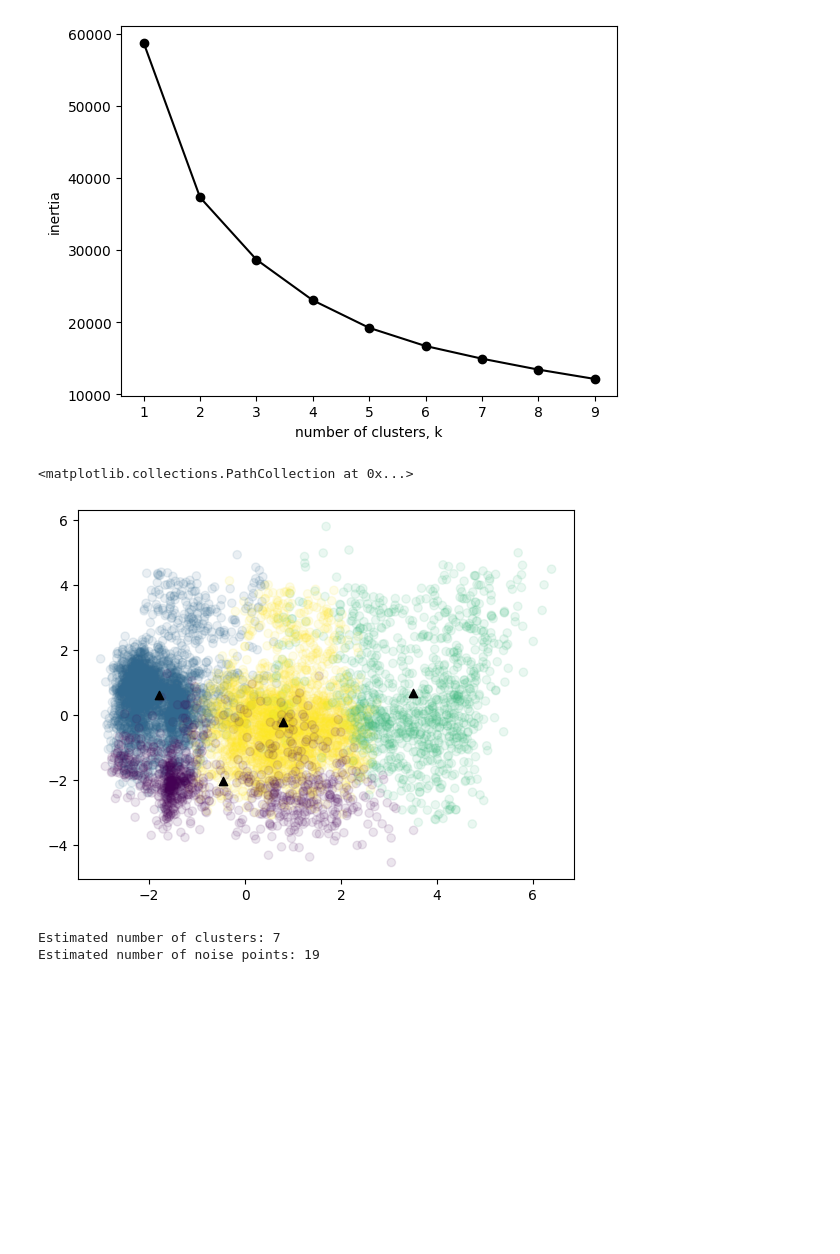
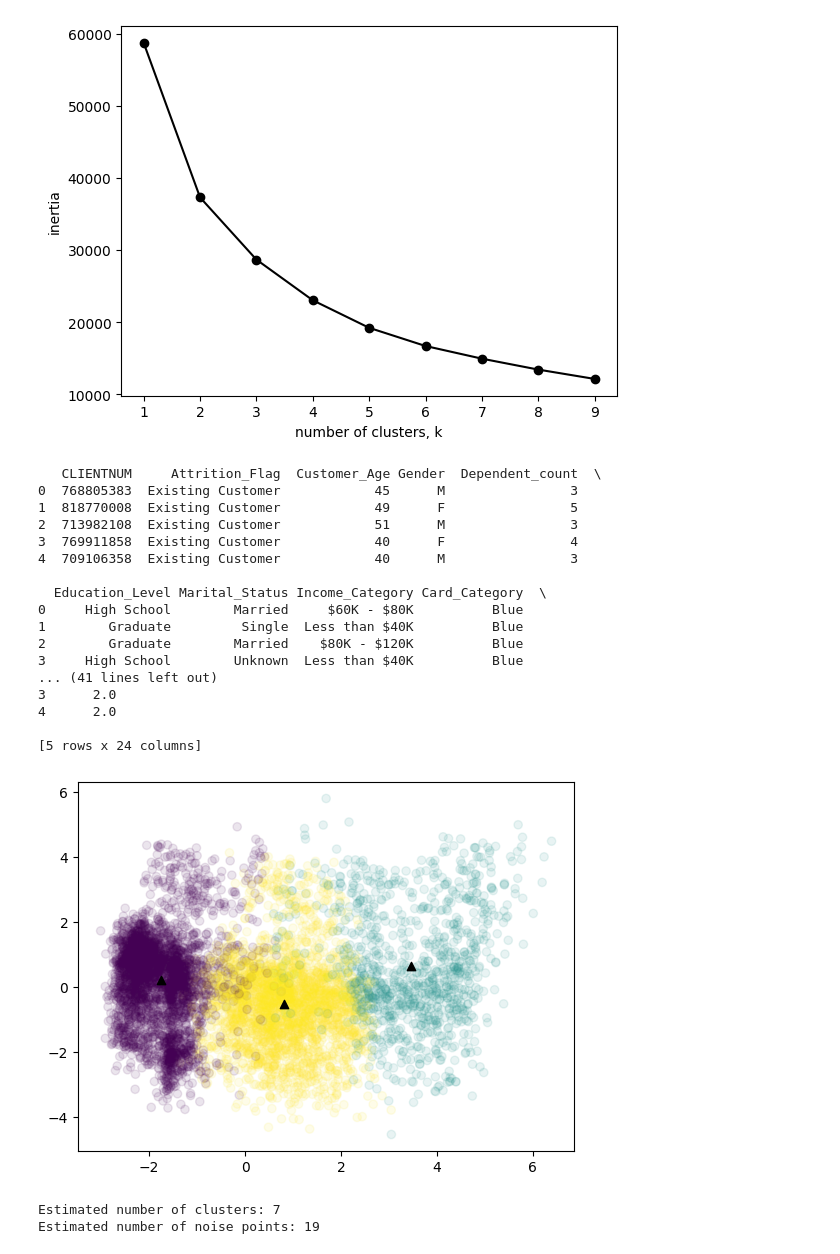
Before and after one commit to Yheloww/ChurnPredictionProject, a Jupyter notebook: ML/Notebook/clustering.ipynb, the cells around one changed output. Cells and saved outputs as stored; diff of their text form; code cells hidden in the pictures; blank space fills up the shorter version.

```diff
--- a/ML/clustering.ipynb
+++ b/ML/Notebook/clustering.ipynb
@@ -33,3 +33,6 @@ plt.ylabel('PCA 2')
 # %% [output]
 Text(0, 0.5, 'PCA 2')
 [figure]
+# %%
+churn_comp = pd.read_csv('./BankChurners.csv')
+churn_comp.head()
@@ -55,15 +66,35 @@ plt.show()
 [figure]
 # %%
 PCA_components.columns = PCA_components.columns.astype(str)
-model = KMeans(n_clusters=4,n_init=10,init='k-means++').fit(PCA_components)
+model = KMeans(n_clusters=3,n_init=10,init='k-means++').fit(PCA_components)
 cluster_labels = pd.Series(model.labels_, name='cluster')
+churn_comp = churn_comp.join(cluster_labels.to_frame())
+print(churn_comp.head())
 churn = churn.join(cluster_labels.to_frame())
 plt.scatter(PCA_components["0"], PCA_components["1"], alpha=.1, c=cluster_labels)
 plt.scatter(model.cluster_centers_[:, 0], model.cluster_centers_[:, 1],
  marker='^', color='black')
+
+churn_comp.to_csv('clusters.csv')
 # %% [output]
-<matplotlib.collections.PathCollection at 0x...>
+   CLIENTNUM     Attrition_Flag  Customer_Age Gender  Dependent_count  \
+0  768805383  Existing Customer            45      M                3
+1  818770008  Existing Customer            49      F                5
+2  713982108  Existing Customer            51      M                3
+3  769911858  Existing Customer            40      F                4
+4  709106358  Existing Customer            40      M                3
+
+  Education_Level Marital_Status Income_Category Card_Category  \
+0     High School        Married     $60K - $80K          Blue
+1        Graduate         Single  Less than $40K          Blue
+2        Graduate        Married    $80K - $120K          Blue
+3     High School        Unknown  Less than $40K          Blue
+... (41 lines left out)
+3      2.0
+4      2.0
+
+[5 rows x 24 columns]
-[figure, old version]
+[figure, new version]
 # %%
 import numpy as np
 from sklearn.cluster import DBSCAN
```
Also changed, not shown: parts of 1 cell of this notebook, 16 other files.
